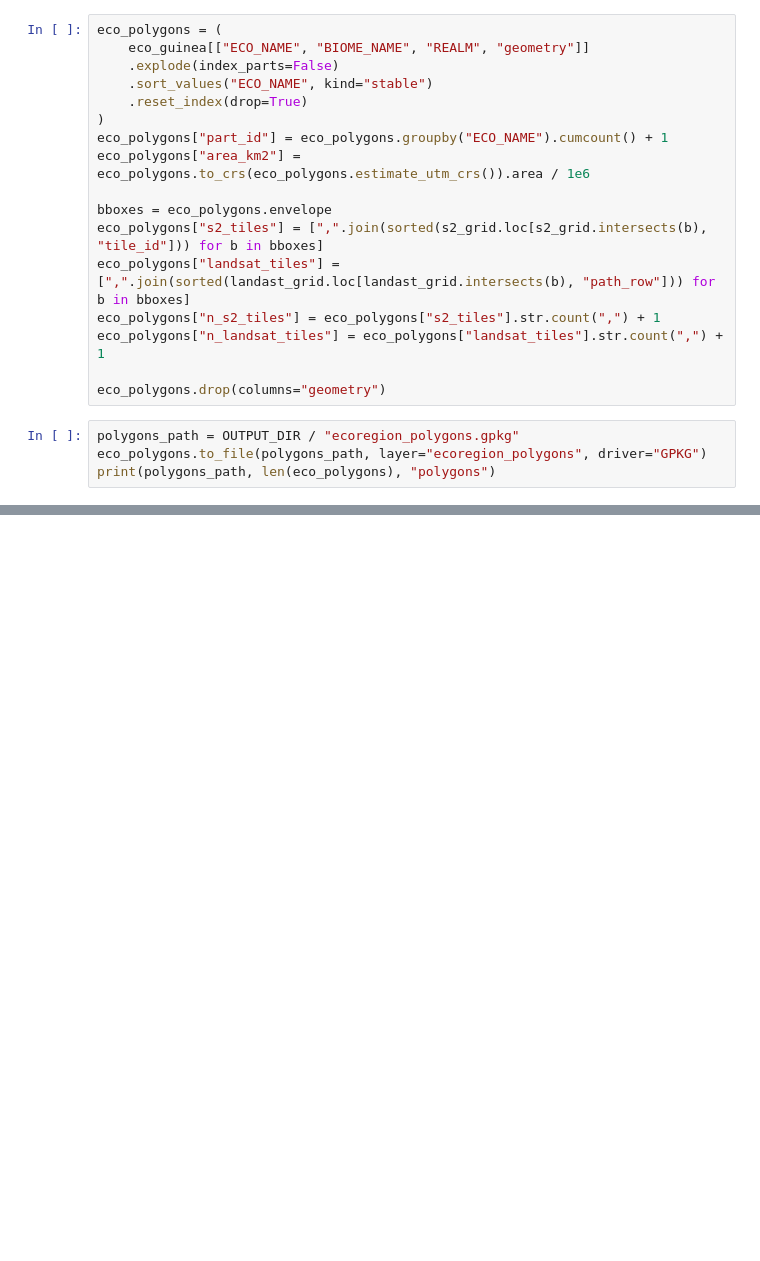
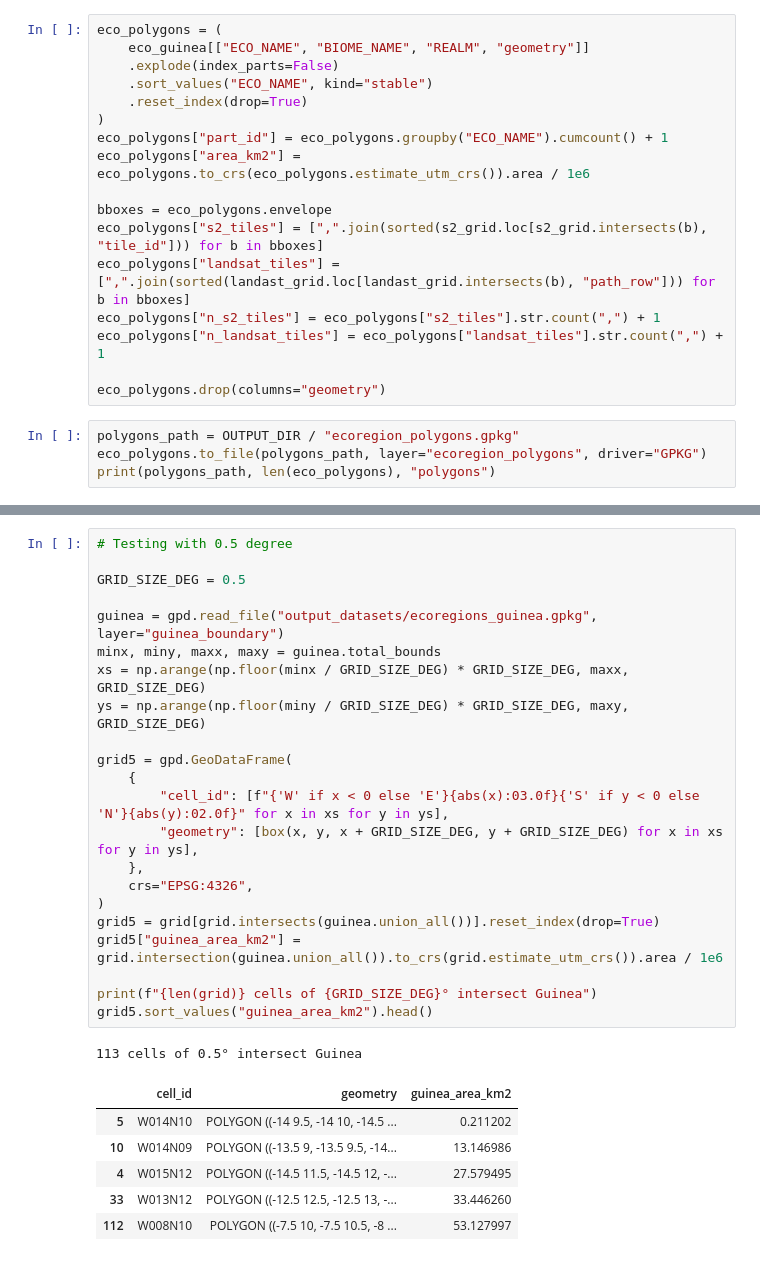
Before and after one commit to SDG-AI-Lab/Guinea_Methodology, a Jupyter notebook: studies/ecoregions.ipynb, the cells around one changed output, grey strips where cells are left out. Cells and saved outputs as stored; diff of their text form; blank space fills up the shorter version.

```diff
--- a/studies/ecoregions.ipynb
+++ b/studies/ecoregions.ipynb
@@ -222,0 +260,30 @@ print(polygons_path, len(eco_polygons), "polygons")
+# %%
+# Testing with 0.5 degree
+
+GRID_SIZE_DEG = 0.5
+
+guinea = gpd.read_file("output_datasets/ecoregions_guinea.gpkg", layer="guinea_boundary")
+minx, miny, maxx, maxy = guinea.total_bounds
+xs = np.arange(np.floor(minx / GRID_SIZE_DEG) * GRID_SIZE_DEG, maxx, GRID_SIZE_DEG)
+ys = np.arange(np.floor(miny / GRID_SIZE_DEG) * GRID_SIZE_DEG, maxy, GRID_SIZE_DEG)
+
+grid5 = gpd.GeoDataFrame(
+    {
+        "cell_id": [f"{'W' if x < 0 else 'E'}{abs(x):03.0f}{'S' if y < 0 else 'N'}{abs(y):02.0f}" for x in xs for y in ys],
+        "geometry": [box(x, y, x + GRID_SIZE_DEG, y + GRID_SIZE_DEG) for x in xs for y in ys],
+    },
+    crs="EPSG:4326",
+)
+grid5 = grid[grid.intersects(guinea.union_all())].reset_index(drop=True)
+grid5["guinea_area_km2"] = grid.intersection(guinea.union_all()).to_crs(grid.estimate_utm_crs()).area / 1e6
+
+print(f"{len(grid)} cells of {GRID_SIZE_DEG}° intersect Guinea")
+grid5.sort_values("guinea_area_km2").head()
+# %% [output]
+113 cells of 0.5° intersect Guinea
+|  | cell_id | geometry | guinea_area_km2 |
+| 5 | W014N10 | POLYGON ((-14 9.5, -14 10, -14.5 ... | 0.211202 |
+| 10 | W014N09 | POLYGON ((-13.5 9, -13.5 9.5, -14... | 13.146986 |
+| 4 | W015N12 | POLYGON ((-14.5 11.5, -14.5 12, -... | 27.579495 |
+| 33 | W013N12 | POLYGON ((-12.5 12.5, -12.5 13, -... | 33.446260 |
+| 112 | W008N10 | POLYGON ((-7.5 10, -7.5 10.5, -8 ... | 53.127997 |
```
Also changed, not shown: parts of 6 cells of this notebook, 2 other files.
